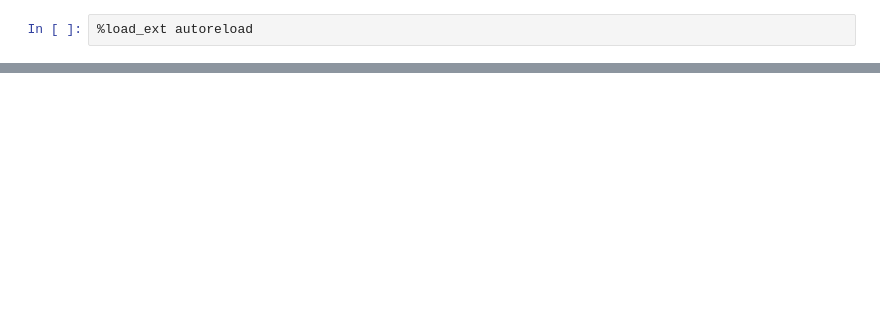
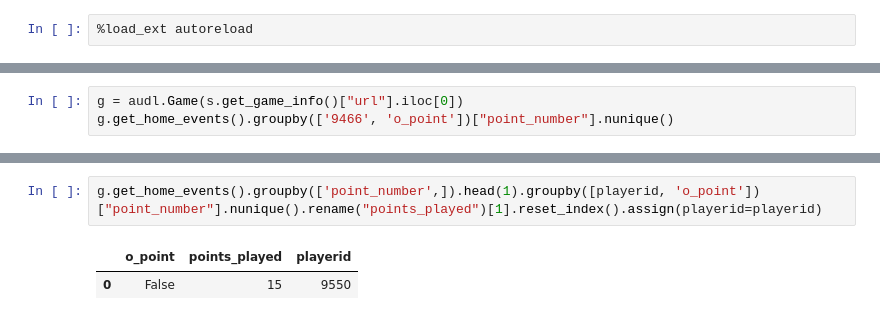
Before and after one commit to JohnLithio/AUDL-Advanced-Stats, a Jupyter notebook: Exploration.ipynb, the cells around one changed output, grey strips where cells are left out. Drawn from its saved outputs; the diff is of its cells as text; blank space fills up the shorter version.

```diff
--- a/Exploration.ipynb
+++ b/Exploration.ipynb
@@ -146,0 +80,3 @@ g.get_home_roster().assign(name=lambda x: x["first_name"].str.strip()
+# %%
+g = audl.Game(s.get_game_info()["url"].iloc[0])
+g.get_home_events().groupby(['9466', 'o_point'])["point_number"].nunique()
@@ -146,0 +185,5 @@ g.get_home_roster().assign(name=lambda x: x["first_name"].str.strip()
+# %%
+g.get_home_events().groupby(['point_number',]).head(1).groupby([playerid, 'o_point'])["point_number"].nunique().rename("points_played")[1].reset_index().assign(playerid=playerid)
+# %% [output]
+|  | o_point | points_played | playerid |
+| 0 | False | 15 | 9550 |
```
Also changed, not shown: parts of 18 cells of this notebook.
